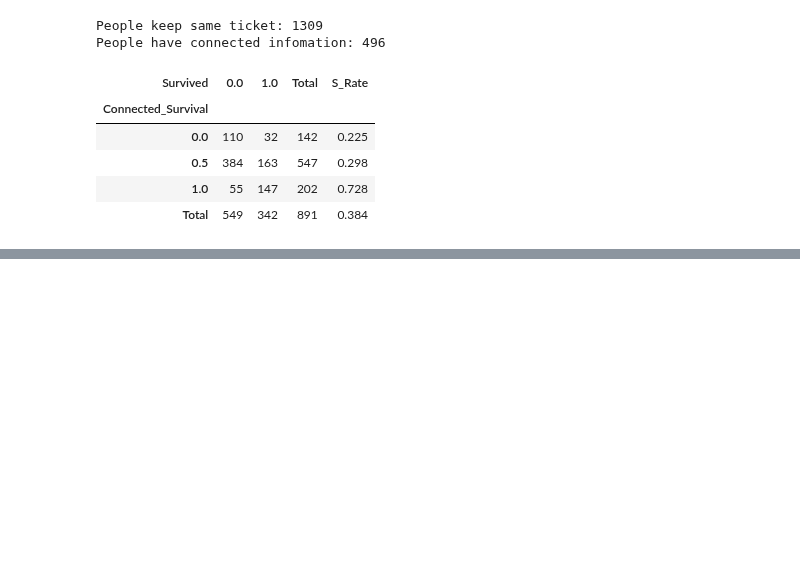
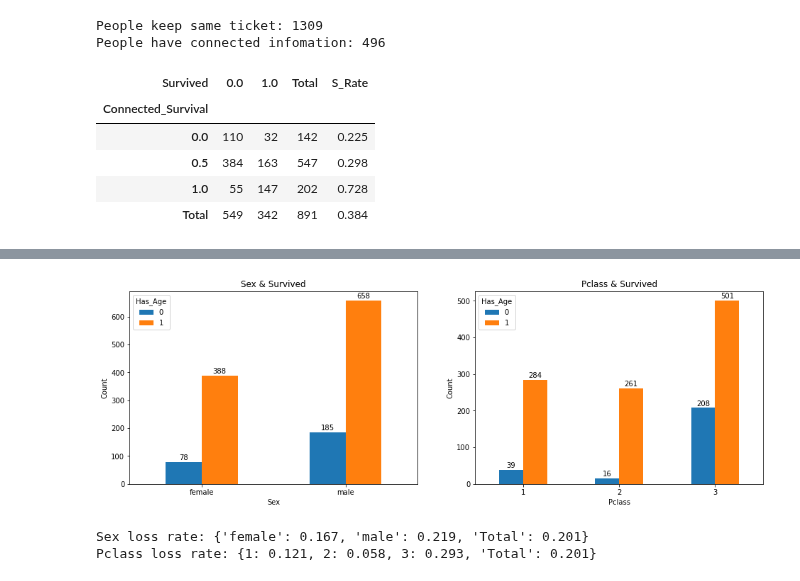
Before and after one commit to morpheus9631/titanic, a Jupyter notebook: ipynb/train_v4.ipynb, the cells around one changed output, grey strips where cells are left out. Cells and saved outputs as stored; diff of their text form; code cells hidden in the pictures; blank space fills up the shorter version.

```diff
--- a/ipynb/train_v4.ipynb
+++ b/ipynb/train_v4.ipynb
@@ -296,13 +314,22 @@ People have connected infomation: 496
 # %%
-# For age
-features = ['PassengerId', 'Survived', 'Sex', 'Age']
+# For Age
+features = ['PassengerId', 'Survived', 'Sex', 'Pclass', 'Age']
 df_tmp = df_data[features]
 
 df_tmp['Has_Age'] = df_tmp.Age.isnull().map(lambda x: 0 if x else 1)
 
 kwargs = { 'margins': True, 'margins_name': 'Total' }
-ct = pd.crosstab(df_tmp.Has_Age, df_tmp.Sex, **kwargs)
-display(ct)
+ct1 = pd.crosstab(df_tmp.Has_Age, df_tmp.Sex, **kwargs)
+ct2 = pd.crosstab(df_tmp.Has_Age, df_tmp.Pclass, **kwargs)
+
+def display_side_by_side(*args):
+    html_str = ''
+    for df in args:
+        html_str += df.to_html()
+    display_html(html_str.replace('table','table style="display:inline;margin:10px"'), raw=True)
+    return
+
+display_side_by_side(ct1, ct2)
 # %% [output]
 | Sex | female | male | Total |
 | Has_Age |  |  |  |
@@ -330,0 +344,48 @@ sns.heatmap(matrix_df, vmin=0, vmax=1, cmap="Blues", linewidths=0.75, annot=True
+# %%
+def plotBarUnstack(df_plt, ax, title=None, xlabel=None, ylabel=None):
+    ax.set_title('{}'.format(title))
+    ax.set_xlabel('{}'.format(xlabel))
+    ax.set_ylabel('{}'.format(ylabel))
+    df_plt.plot(kind='bar', stacked=False, rot=0, ax=ax)
+
+    for p in ax.patches:
+        width  = p.get_width()
+        height = p.get_height()
+        left, bottom = p.get_xy()
+        val = p.get_height()
+        ax.annotate(
+            '{}'.format(val),
+            xy = (left+width/2, height),
+            xytext = (0, 1),
+            textcoords = "offset points",
+            ha = 'center',
+            va = 'bottom'
+        )
+    return
+
+plot1 = ct1[ct1.columns.drop(['Total'])].drop(['Total']).T
+plot2 = ct2[ct2.columns.drop(['Total'])].drop(['Total']).T
+
+fig, axes = plt.subplots(1,2,figsize=(16,5))
+plotBarUnstack(plot1, axes[0], 'Sex & Survived', 'Sex', 'Count')
+plotBarUnstack(plot2, axes[1], 'Pclass & Survived', 'Pclass', 'Count')
+plt.show()
+
+def calRowRatio(df, row1, row2):
+    vals = []
+    for x in df.columns.tolist():
+        loss_rate = round(df.loc[row1][x]/df.loc[row2][x], 3)
+        vals.append(loss_rate)
+    return vals
+
+l_rate1 = calRowRatio(ct1, 0, 'Total')
+dict_ct1 = dict(zip(ct1.columns, l_rate1))
+print('Sex loss rate: {}'.format(dict_ct1))
+
+l_rate2 = calRowRatio(ct2, 0, 'Total')
+dict_ct2 = dict(zip(ct2.columns, l_rate2))
+print('Pclass loss rate: {}'.format(dict_ct2))
+# %% [output]
+[figure, added]
+Sex loss rate: {'female': 0.167, 'male': 0.219, 'Total': 0.201}
+Pclass loss rate: {1: 0.121, 2: 0.058, 3: 0.293, 'Total': 0.201}
```
Also changed, not shown: parts of 4 cells of this notebook, 1 other file.
